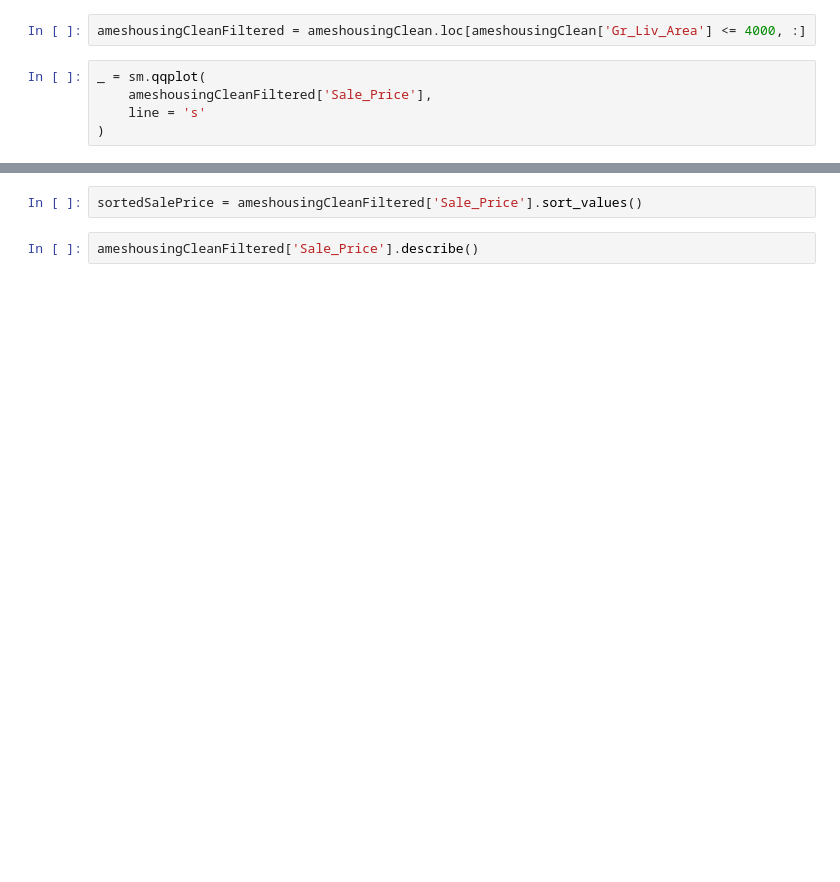
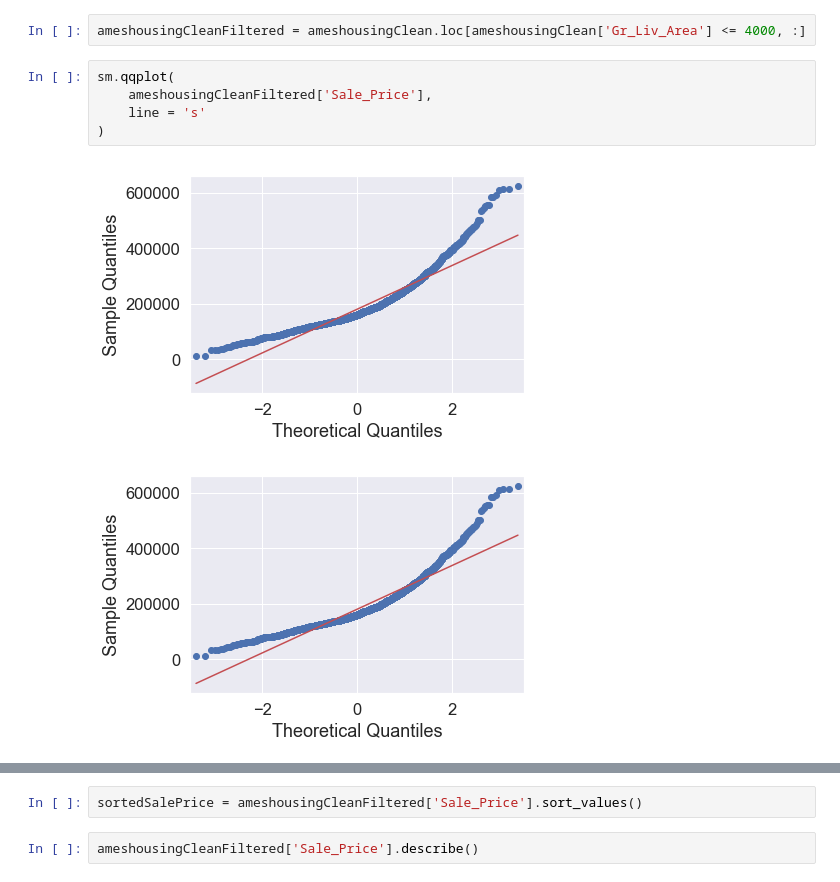
Before and after one commit to marius-mather/lessons-mlpy, a Jupyter notebook: _episodes_python/03-EDA.ipynb, the cells around one changed output, grey strips where cells are left out. Cells and saved outputs as stored; diff of their text form; blank space fills up the shorter version.

```diff
--- a/_episodes_python/03-EDA.ipynb
+++ b/_episodes_python/03-EDA.ipynb
@@ -334,8 +363,11 @@ sns.distplot(
 # %%
 ameshousingCleanFiltered = ameshousingClean.loc[ameshousingClean['Gr_Liv_Area'] <= 4000, :]
 # %%
-_ = sm.qqplot(
+sm.qqplot(
     ameshousingCleanFiltered['Sale_Price'],
     line = 's'
 )
+# %% [output]
+[figure, added]
+[figure, added]
 # %%
```
Also changed, not shown: parts of 23 cells of this notebook, 14 other files.
